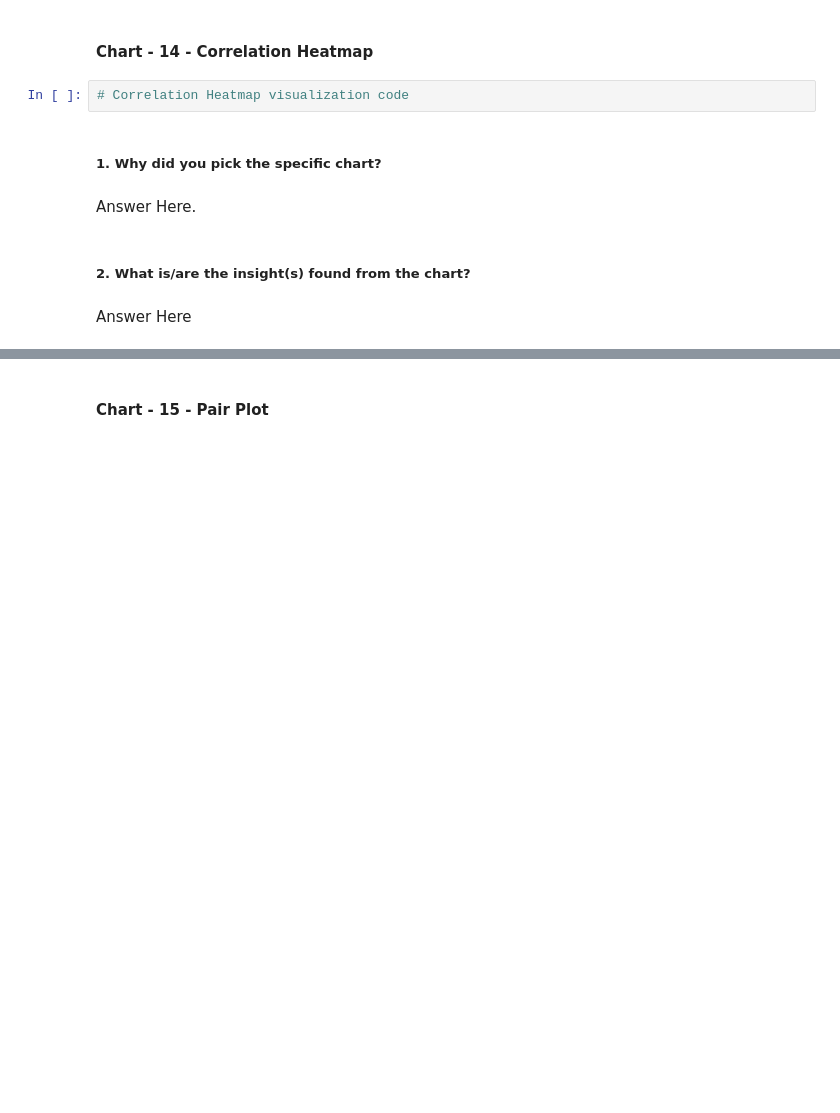
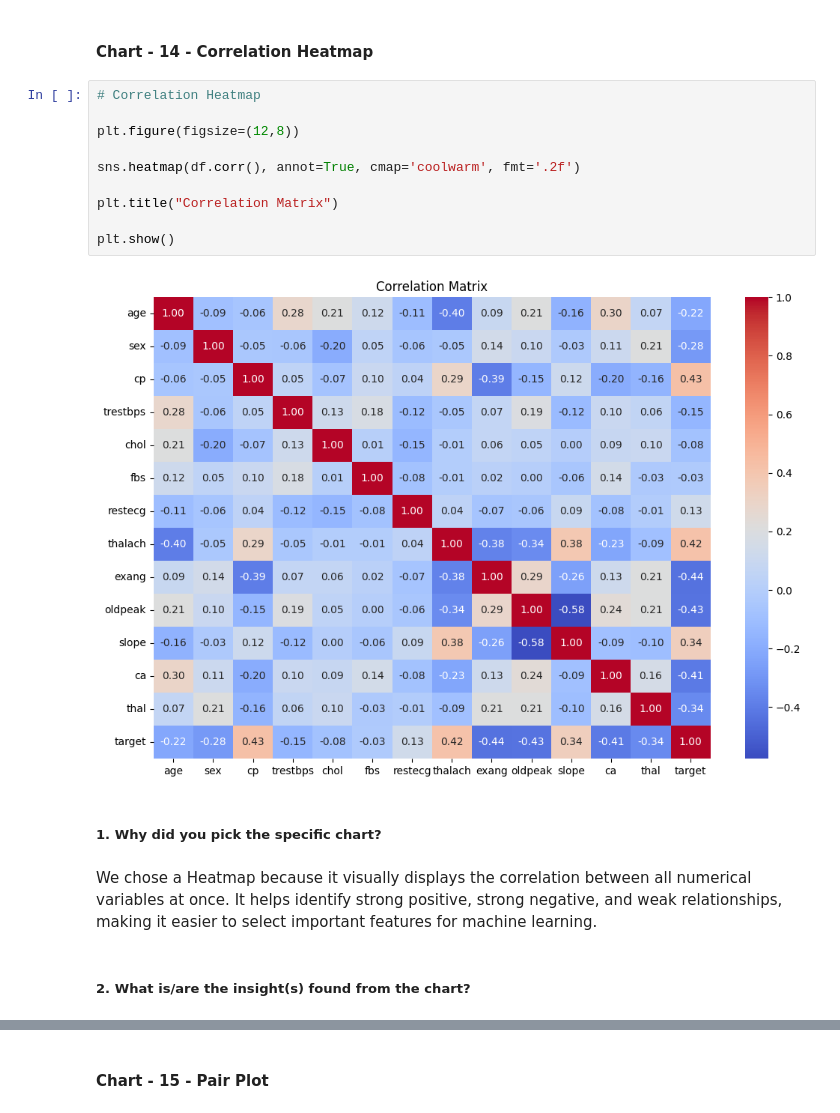
Before and after one commit to niharikaBargujar/Heart_disease_prediction, a Jupyter notebook: Heart_disease_prediction.ipynb, the cells around one changed output, grey strips where cells are left out. Drawn from its saved outputs; the diff is of its cells as text; blank space fills up the shorter version.

```diff
--- a/Heart_disease_prediction.ipynb
+++ b/Heart_disease_prediction.ipynb
@@ -660,12 +742,20 @@ Answer Here
 # %% [markdown]
 #### Chart - 14 - Correlation Heatmap
-# %%
-# Correlation Heatmap visualization code
+# %%
+# Correlation Heatmap
+
+plt.figure(figsize=(12,8))
+
+sns.heatmap(df.corr(), annot=True, cmap='coolwarm', fmt='.2f')
+
+plt.title("Correlation Matrix")
+
+plt.show()
+# %% [output]
+[figure, added]
 # %% [markdown]
 ##### 1. Why did you pick the specific chart?
-# %% [markdown]
-Answer Here.
+# %% [markdown]
+We chose a Heatmap because it visually displays the correlation between all numerical variables at once. It helps identify strong positive, strong negative, and weak relationships, making it easier to select important features for machine learning.
 # %% [markdown]
 ##### 2. What is/are the insight(s) found from the chart?
-# %% [markdown]
-Answer Here
```
Also changed, not shown: parts of 53 cells of this notebook.
